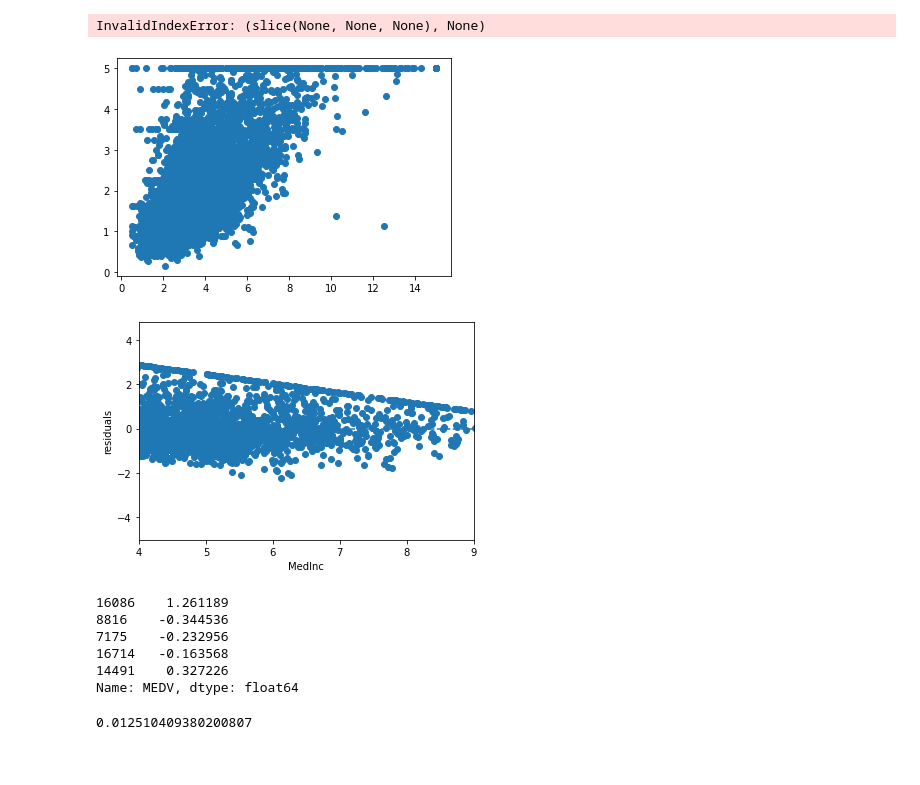
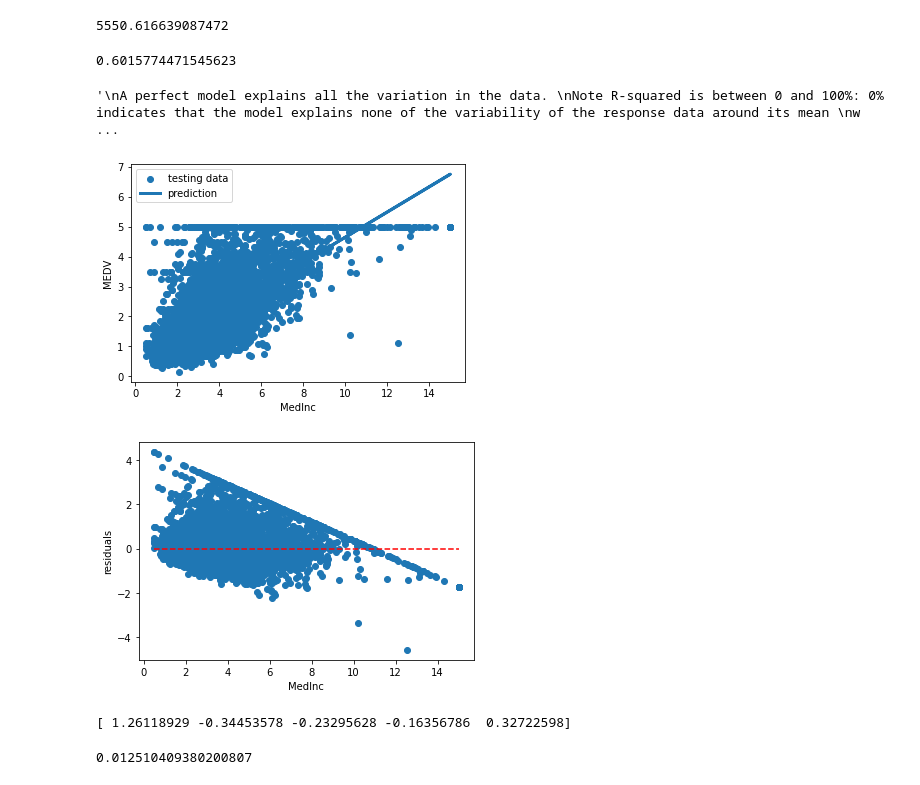
Before and after one commit to IssamAbdoh/Data-Science-Sololearn, a Jupyter notebook: Linear Regression/4/Evaluating The Model.ipynb, the cells around one changed output. Cells and saved outputs as stored; diff of their text form; code cells hidden in the pictures.

Commit message:
Linear Regression Evaluating The Model

```diff
--- a/Linear Regression/4/Evaluating The Model.ipynb
+++ b/Linear Regression/4/Evaluating The Model.ipynb
@@ -43,0 +216,20 @@ InvalidIndexError: (slice(None, None, None), None)
+# %%
+#Whereas the variation that the model fails to capture is computed as the sum of squares of residuals:
+print((residuals**2).sum())
+# %% [output]
+5550.616639087472
+# %%
+#Then the proportion of total variation from the data is:
+print(1-5550.6166390874705/13931.482039473683)
+# %% [output]
+0.6015774471545623
+# %%
+"""
+A perfect model explains all the variation in the data.
+Note R-squared is between 0 and 100%: 0% indicates that the model explains none of the variability of the response data around its mean
+while 100% indicates that the model explains all of it.
+
+Evaluating R-squared values in conjunction with residual plots quantifies model performance.
+"""
+# %% [output]
+'\nA perfect model explains all the variation in the data. \nNote R-squared is between 0 and 100%: 0% indicates that the model explains none of the variability of the response data around its mean \nw ...
@@ -44,13 +238,5 @@ InvalidIndexError: (slice(None, None, None), None)
 # %%
-import numpy as np
-import matplotlib.pyplot as plt
-import pandas as pd
-from sklearn.datasets import load_boston
-from sklearn.linear_model import LinearRegression
-from sklearn.model_selection import train_test_split
-from sklearn.datasets import fetch_california_housing
-
-model = LinearRegression()
+model2 = LinearRegression()
 california_housing_dataset = fetch_california_housing()
 
 ## build a DataFrame
@@ -59,17 +245,16 @@ california_housing = pd.DataFrame(california_housing_dataset.data, columns=calif
 #We then add the target into the DataFrame
 california_housing['MEDV'] = california_housing_dataset.target
 
-X = california_housing[['MedInc']]
+X = california_housing[['MedInc']].values
 
-Y = california_housing['MEDV']
+Y = california_housing['MEDV'].values
 
 X_train, X_test, Y_train, Y_test = train_test_split(X, Y, test_size = 0.3, random_state=101)
 
-model.fit(X_train, Y_train)
+model2.fit(X_train, Y_train)
 
-y_test_predicted = model.predict(X_test)
+y_test_predicted = model2.predict(X_test)
 # %%
-
 plt.scatter(X_test, Y_test,
 label='testing data');
 
@@ -79,38 +264,29 @@ label='prediction', linewidth=3)
 plt.xlabel('MedInc'); plt.ylabel('MEDV')
 
 plt.legend(loc='upper left')
-plt.savefig("plot.png")
+plt.savefig("california model.png")
 plt.show()
 # %% [output]
-InvalidIndexError: (slice(None, None, None), None)
-[figure, old version]
+[figure, new version]
 # %%
 residuals = Y_test - y_test_predicted
 
 # plot the residuals
 plt.scatter(X_test, residuals)
 # plot a horizontal line at y = 0
-plt.hlines(y = 0,
-xmin = X_test.min(), xmax=X_test.max(),
-linestyle='--')
-# set xlim
-plt.xlim((4, 9))
+plt.hlines(y = 0,xmin = X_test.min(), xmax=X_test.max(), linestyle='--',color='r')
+
 plt.xlabel('MedInc'); plt.ylabel('residuals')
-plt.savefig("plot.png")
+plt.savefig("california residuals plot.png")
 plt.show()
 # %% [output]
-[figure, old version]
+[figure, new version]
 # %%
 #each residual is near 0 it suggests a good fit. For example, the first five residuals in our model
 
 print(residuals[:5])
 # %% [output]
-16086    1.261189
-8816    -0.344536
-7175    -0.232956
-16714   -0.163568
-14491    0.327226
-Name: MEDV, dtype: float64
+[ 1.26118929 -0.34453578 -0.23295628 -0.16356786  0.32722598]
 # %%
 """
 Those are individual data points,
```
Also changed, not shown: parts of 24 cells of this notebook, 4 other files.
